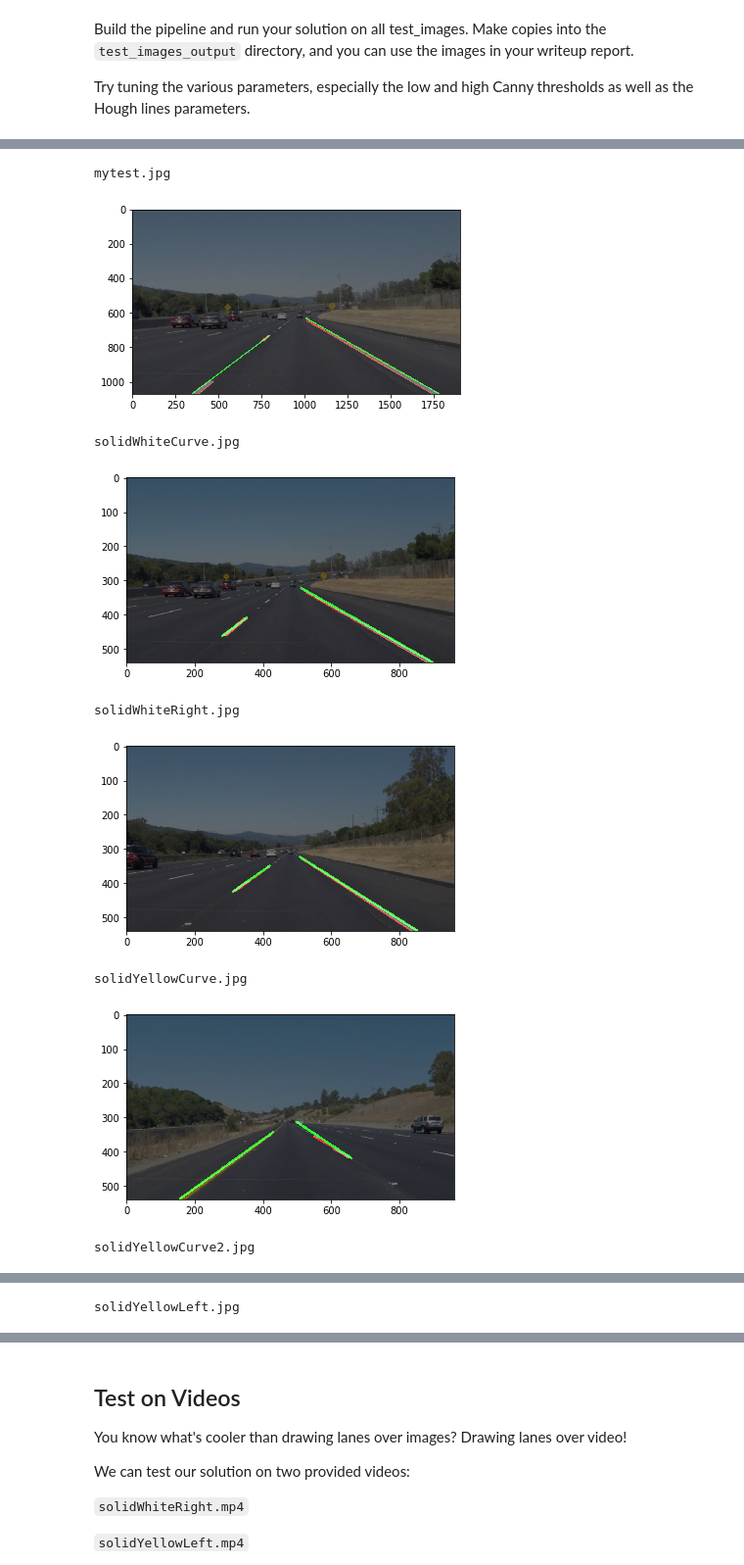
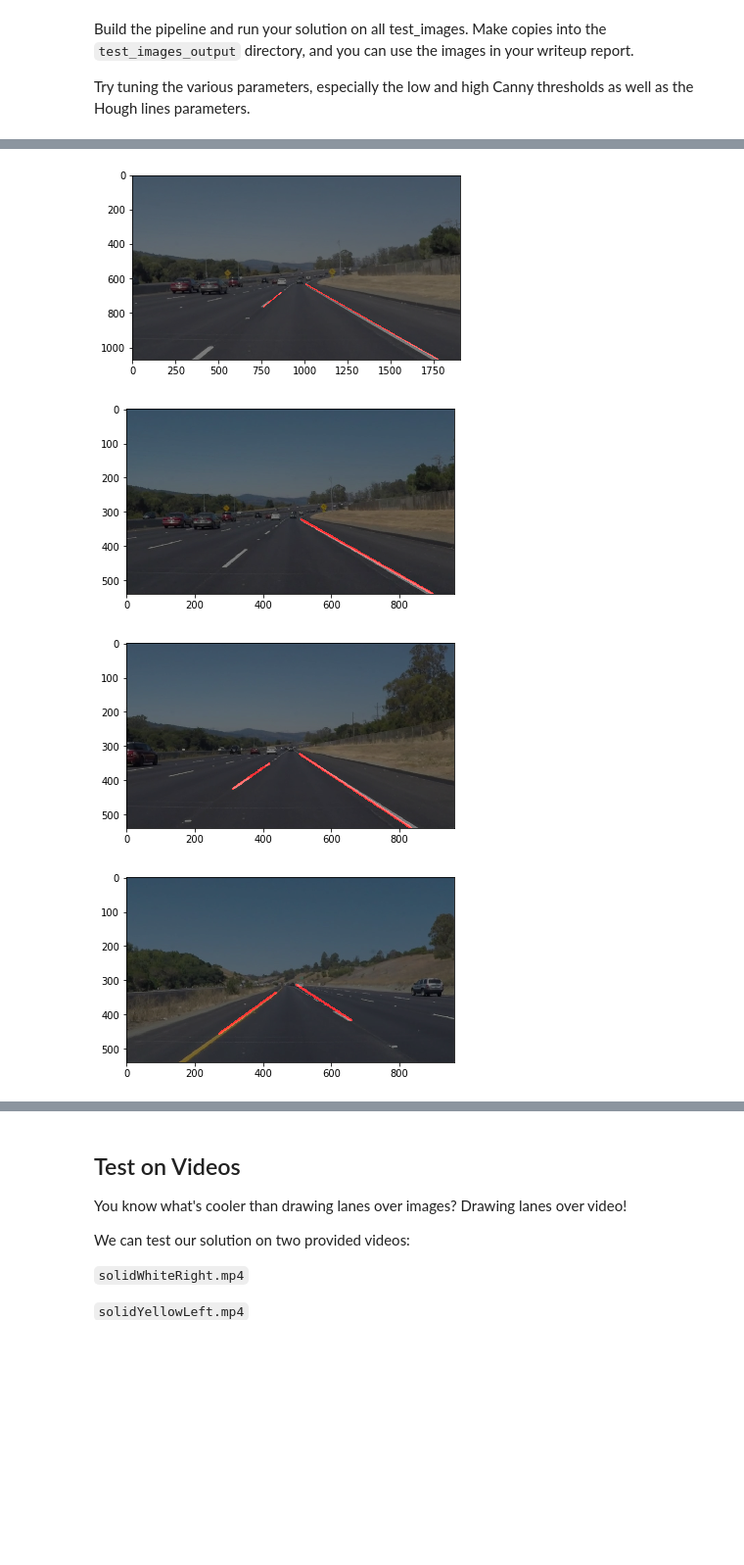
Before and after one commit to teknolog2000/project-lanelines, a Jupyter notebook: P1.ipynb, the cells around one changed output, grey strips where cells are left out. Shown at 98% size. Cells and saved outputs as stored; diff of their text form; code cells hidden in the pictures; blank space fills up the shorter version.

```diff
--- a/P1.ipynb
+++ b/P1.ipynb
@@ -145,16 +145,27 @@ def draw_lines(img, lines, color=[255, 0, 0], thickness=2):
         for x1,y1,x2,y2 in line:
             cv2.line(img, (x1, y1), (x2, y2), color, thickness)
 
+# def hough_lines(img, rho, theta, threshold, min_line_len, max_line_gap):
+#     """
+#     `img` should be the output of a Canny transform.
+
+#     Returns an image with hough lines drawn.
+#     """
+#     lines = cv2.HoughLinesP(img, rho, theta, threshold, np.array([]), minLineLength=min_line_len, maxLineGap=max_line_gap)
+#     line_img = np.zeros((img.shape[0], img.shape[1], 3), dtype=np.uint8)
+#     draw_lines(line_img, lines)
+#     return line_img
+
 def hough_lines(img, rho, theta, threshold, min_line_len, max_line_gap):
     """
-    `img` should be the output of a Canny transform.
-
-    Returns an image with hough lines drawn.
+    Finds the lines and returns them, without drawing anything.
     """
     lines = cv2.HoughLinesP(img, rho, theta, threshold, np.array([]), minLineLength=min_line_len, maxLineGap=max_line_gap)
-    line_img = np.zeros((img.shape[0], img.shape[1], 3), dtype=np.uint8)
-    draw_lines(line_img, lines)
-    return line_img
+
+    if lines is not None:
+        return lines
+
+    return []
 
 # Python 3 has support for cool math symbols.
 
@@ -270,5 +237,4 @@ Build your pipeline to work on the images in the directory "test_images"
 # %%
 import os
 INPUT_DIR = 'test_images/'
-OUTPUT_DIR = 'test_images_output/'
-os.listdir(INPUT_DIR)
+image_files = os.listdir(INPUT_DIR)
@@ -376,16 +390,12 @@ var = my_process_image(mpimg.imread(INPUT_DIR + filename), debug=True)
 # %%
 for filename in os.listdir(INPUT_DIR):
-    print(filename)
-    image = my_process_image(mpimg.imread(INPUT_DIR + filename), debug=False)
+    left_history = []
+    right_history = []
+    image = process_image(mpimg.imread(INPUT_DIR + filename), left_history, right_history, 10, debug=False)
     plt.imshow(image)
     plt.show()
 # %% [output]
-mytest.jpg
-[figure, old version]
+[figure, new version]
-solidWhiteCurve.jpg
-[figure, old version]
+[figure, new version]
-solidWhiteRight.jpg
-[figure, old version]
+[figure, new version]
-solidYellowCurve.jpg
-[figure, old version]
+[figure, new version]
-solidYellowCurve2.jpg
@@ -393 +402,0 @@ solidYellowCurve2.jpg
-solidYellowLeft.jpg
```
Also changed, not shown: parts of 11 cells of this notebook, 1 other file.
